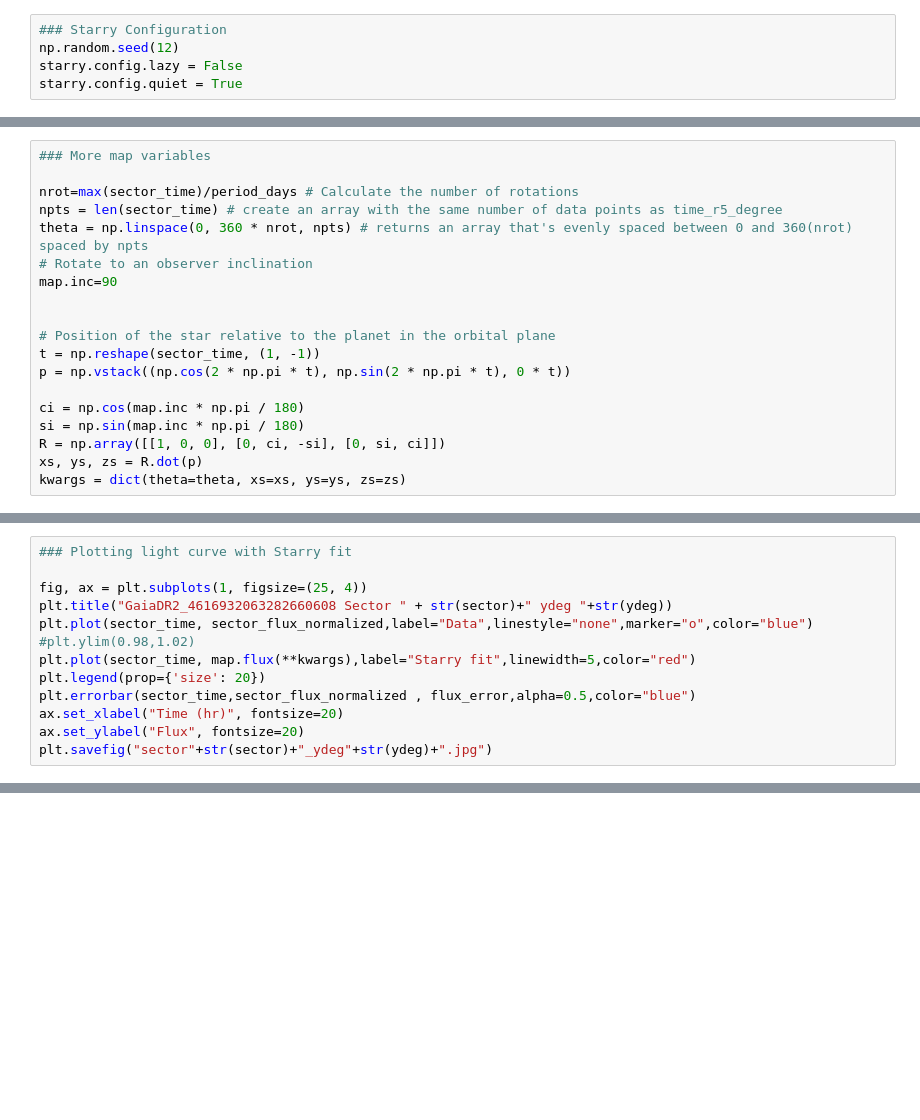
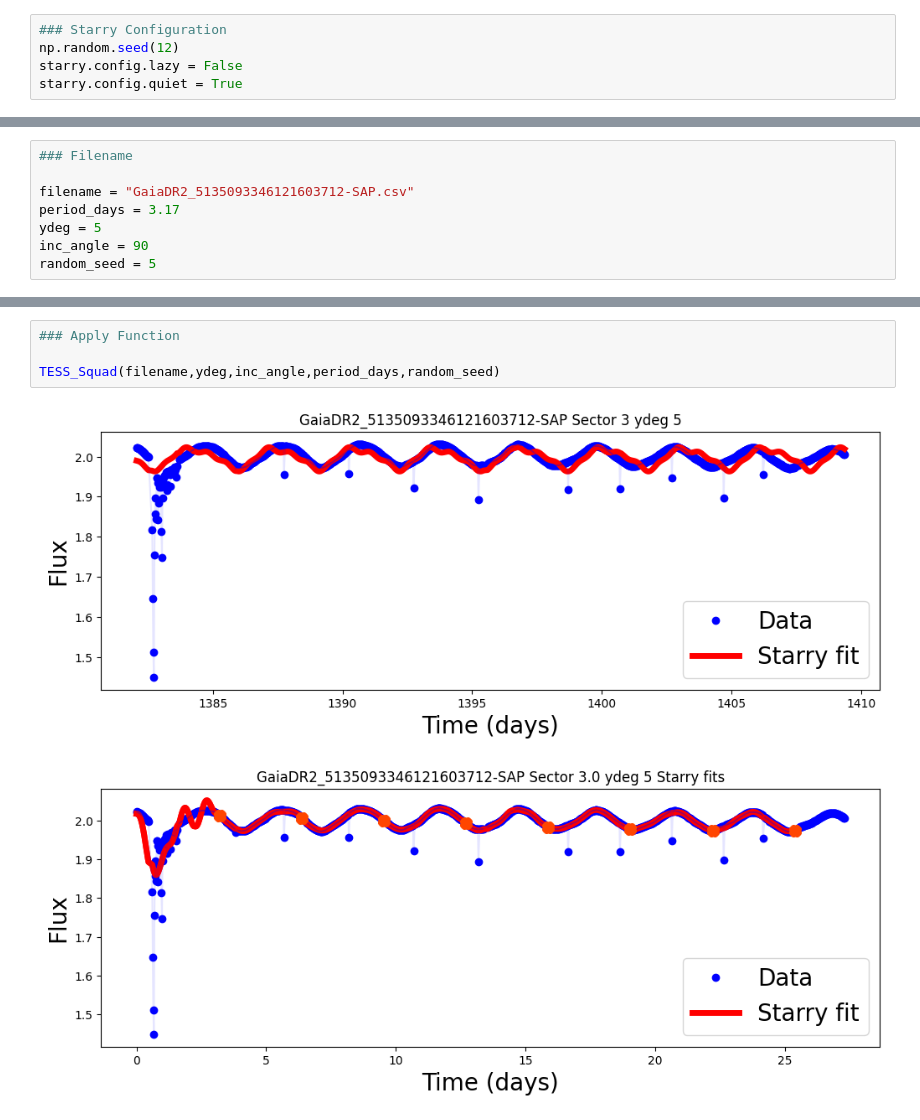
Before and after one commit to MohammadRefat23/StarryAtmospheres, a Jupyter notebook: TESSLightCurves.ipynb, the cells around one changed output, grey strips where cells are left out. Saved outputs shown, nothing was run; the diff lists cells and outputs as text; blank space fills up the shorter version.

Commit message:
TESS Light curve notebook

```diff
--- a/TESSLightCurves.ipynb
+++ b/TESSLightCurves.ipynb
@@ -89,19 +27,0 @@ map.set_prior(L=L) #set the prior mean and covariance of the spherical harmonic
-# %%
-### More map variables
-
-nrot=max(sector_time)/period_days # Calculate the number of rotations
-npts = len(sector_time) # create an array with the same number of data points as time_r5_degree
-theta = np.linspace(0, 360 * nrot, npts) # returns an array that's evenly spaced between 0 and 360(nrot) spaced by npts
-# Rotate to an observer inclination
-map.inc=90
-
-
-# Position of the star relative to the planet in the orbital plane
-t = np.reshape(sector_time, (1, -1))
-p = np.vstack((np.cos(2 * np.pi * t), np.sin(2 * np.pi * t), 0 * t))
-
-ci = np.cos(map.inc * np.pi / 180)
-si = np.sin(map.inc * np.pi / 180)
-R = np.array([[1, 0, 0], [0, ci, -si], [0, si, ci]])
-xs, ys, zs = R.dot(p)
-kwargs = dict(theta=theta, xs=xs, ys=ys, zs=zs)
@@ -124,13 +27,0 @@ map.show(colorbar=True, projection="rect")
-# %%
-### Plotting light curve with Starry fit
-
-fig, ax = plt.subplots(1, figsize=(25, 4))
-plt.title("GaiaDR2_4616932063282660608 Sector " + str(sector)+" ydeg "+str(ydeg))
-plt.plot(sector_time, sector_flux_normalized,label="Data",linestyle="none",marker="o",color="blue")
-#plt.ylim(0.98,1.02)
-plt.plot(sector_time, map.flux(**kwargs),label="Starry fit",linewidth=5,color="red")
-plt.legend(prop={'size': 20})
-plt.errorbar(sector_time,sector_flux_normalized , flux_error,alpha=0.5,color="blue")
-ax.set_xlabel("Time (hr)", fontsize=20)
-ax.set_ylabel("Flux", fontsize=20)
-plt.savefig("sector"+str(sector)+"_ydeg"+str(ydeg)+".jpg")
@@ -138,0 +28,8 @@ plt.savefig("sector"+str(sector)+"_ydeg"+str(ydeg)+".jpg")
+# %%
+### Filename
+
+filename = "GaiaDR2_5135093346121603712-SAP.csv"
+period_days = 3.17
+ydeg = 5
+inc_angle = 90
+random_seed = 5
@@ -138,0 +166,7 @@ plt.savefig("sector"+str(sector)+"_ydeg"+str(ydeg)+".jpg")
+# %%
+### Apply Function
+
+TESS_Squad(filename,ydeg,inc_angle,period_days,random_seed)
+# %% [output]
+[figure, added]
+[figure, added]
```
Also changed, not shown: parts of 21 cells of this notebook.
